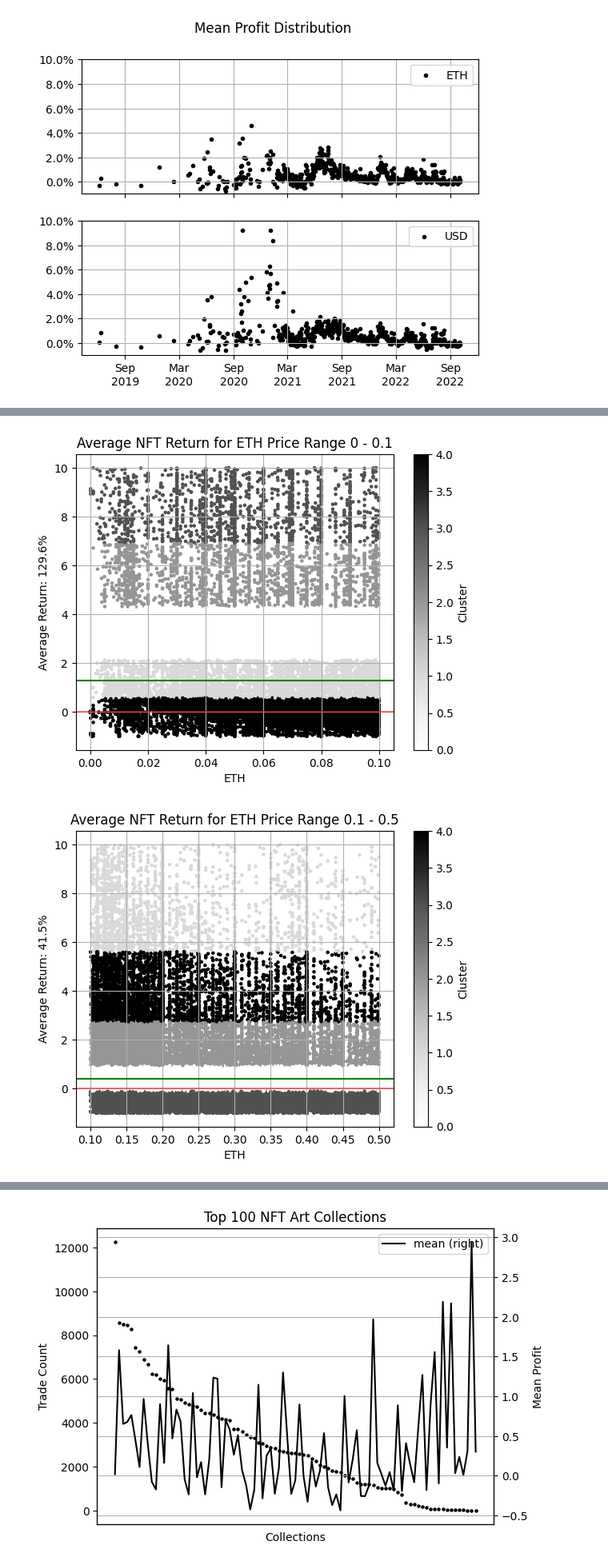
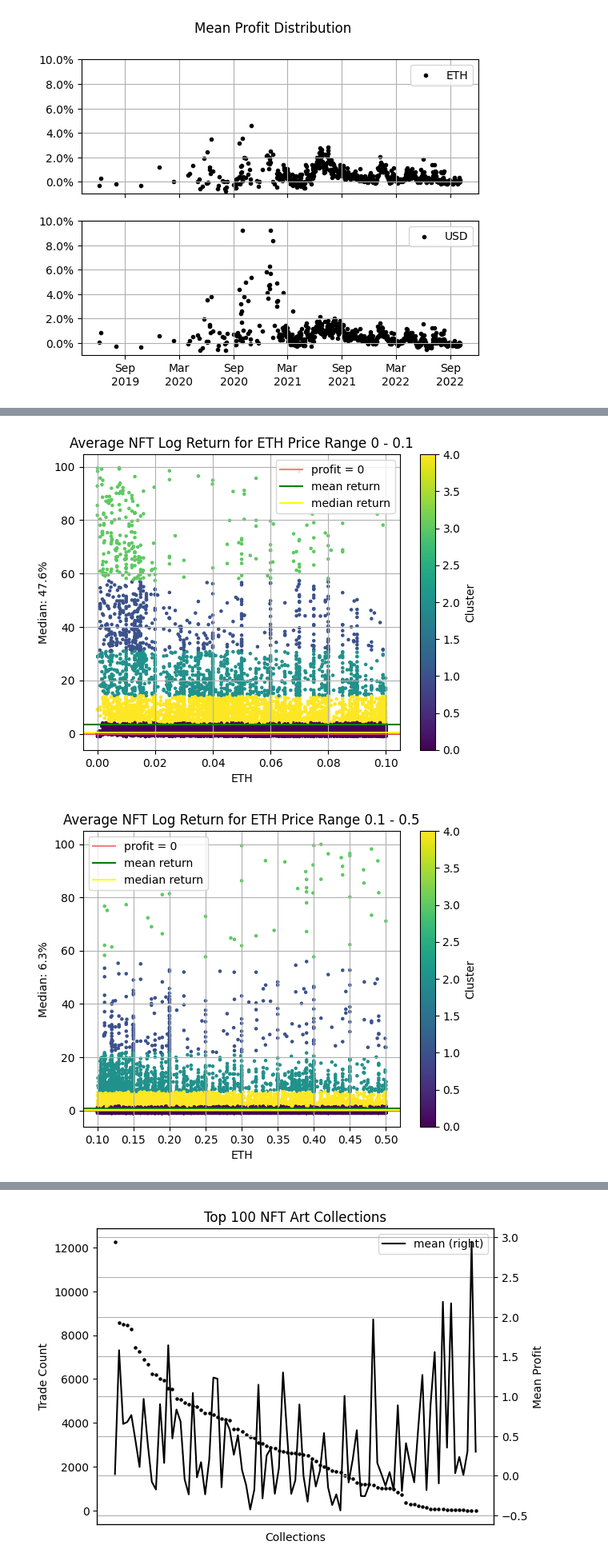
Before and after one commit to vfcapital/bachelor-thesis, a Jupyter notebook: bachelorthesis/notebooks/trade_analysis.ipynb, the cells around one changed output, grey strips where cells are left out. Shown at 80% size. Drawn from its saved outputs; the diff is of its cells as text; code cells hidden in the pictures.

Commit message:
colored clustering

```diff
--- a/bachelorthesis/notebooks/trade_analysis.ipynb
+++ b/bachelorthesis/notebooks/trade_analysis.ipynb
@@ -107,8 +144,8 @@ df = (collection_sum_rel * collection_sum).dropna().loc[:, "Total"] = collection
 # %%
-nft_trades["sell_date"] = pd.to_datetime(nft_trades["sell_date"])
+nft_trades_outlier_reduced["sell_date"] = pd.to_datetime(nft_trades_outlier_reduced["sell_date"])
 
 plot_df = (
-    nft_trades[["sell_date", "profit_usd"]]
+    nft_trades_outlier_reduced[["sell_date", "profit_usd"]]
     .groupby("sell_date")
     .count()
     .rename(columns={"profit_usd": "Count of Trades"})
@@ -160,9 +197,9 @@ plt.show()
 # %%
 # show only profits below 100x
-nft_trades = nft_trades[nft_trades["profit_usd"] < 10]
-nft_trades["sell_date"] = pd.to_datetime(nft_trades["sell_date"])
+nft_trades_outlier_reduced = nft_trades_outlier_reduced[nft_trades_outlier_reduced["profit_usd"] < 10]
+nft_trades_outlier_reduced["sell_date"] = pd.to_datetime(nft_trades_outlier_reduced["sell_date"])
 ax = (
-    nft_trades[["sell_date", "profit_usd"]]
+    nft_trades_outlier_reduced[["sell_date", "profit_usd"]]
     .groupby("sell_date")
     .mean()
     .rename(columns={"profit_usd": "Count of Trades"})
@@ -279,39 +297,49 @@ X = X[:, ::-1]
 # %%
 def get_return_per_eth(nft_trades, min_eth, max_eth):
-    nft_trades_outlier_removed = nft_trades[
+    nft_trades_limited = nft_trades[
         (nft_trades["purchase_price_eth"] < max_eth)
         & (nft_trades["purchase_price_eth"] > min_eth)
     ].reset_index()[["purchase_price_eth", "profit_usd"]]
-    y_pred = KMeans(5)
-    y_pred.fit(nft_trades_outlier_removed)
-    nft_trades_outlier_removed["Cluster"] = y_pred.labels_
-    nft_trades_outlier_removed.plot.scatter(
+    y_pred = KMeans(5,n_init=100, max_iter=1000, algorithm="elkan")
+    y_pred.fit(nft_trades_limited)
+    nft_trades_limited["Cluster"] = y_pred.labels_.astype(float)
+    nft_trades_limited.plot.scatter(
         x="purchase_price_eth",
         y="profit_usd",
         xlabel="ETH",
         rot=("horizontal"),
         c="Cluster",
-        ylabel="Average Return: "
-        + str(round(nft_trades_outlier_removed["profit_usd"].mean() * 100, 1))
+        ylabel="Median: "
+        + str(round(nft_trades_limited["profit_usd"].median() * 100, 1))
         + "%",
         marker=".",
-        title="Average NFT Return"
+        title="Average NFT Log Return"
         + " for ETH Price Range "
         + str(min_eth)
         + " - "
         + str(max_eth),
     )
-    plt.axhline(y=0, color="red", alpha=0.5)
+    plt.axhline(y=0, color="red", alpha=0.5, label="profit = 0")
     plt.axhline(
-        y=nft_trades_outlier_removed["profit_usd"].mean(), color="green", alpha=1
+        y=nft_trades_limited["profit_usd"].mean(),
+        color="green",
+        alpha=1,
+        label="mean return",
+    )
+    plt.axhline(
+        y=nft_trades_limited["profit_usd"].median(),
+        color="yellow",
+        alpha=1,
+        label="median return",
     )
     plt.grid()
+    plt.legend()
     plt.show()
 # %%
 a = 0
-for i in [0.1, 0.5, 1, 10, 100]:
-    get_return_per_eth(nft_trades, a, i)
+for i in [0.1, 0.5, 1, 10, 20, 100]:
+    get_return_per_eth(nft_trades_outlier_reduced, a, i)
     a = i
 # %% [output]
-[figure, old version]
+[figure, new version]
-[figure, old version]
+[figure, new version]
```
Also changed, not shown: parts of 22 cells of this notebook, 3 other files.
